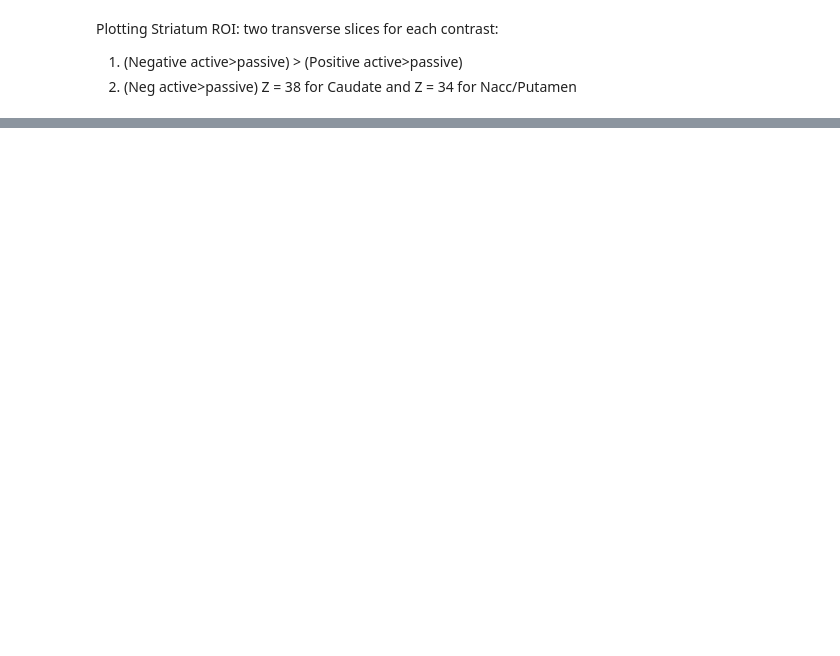
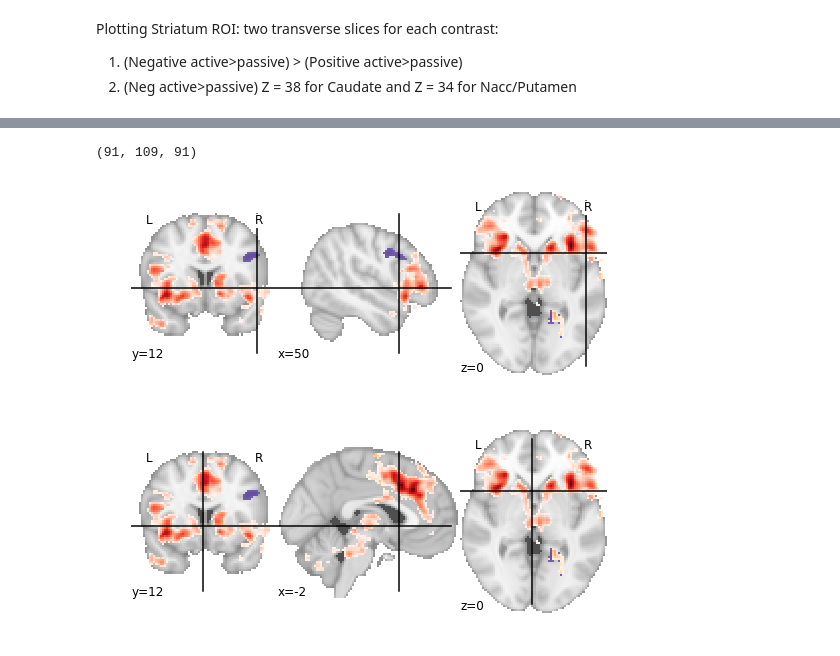
Before and after one commit to lukassnoek/MorbidCuriosityFMRI, a Jupyter notebook: code/plotting/Plotting.ipynb, the cells around one changed output, grey strips where cells are left out. Drawn from its saved outputs; the diff is of its cells as text; code cells hidden in the pictures; blank space fills up the shorter version.

```diff
--- a/code/plotting/Plotting.ipynb
+++ b/code/plotting/Plotting.ipynb
@@ -25,0 +91,22 @@ c.	Conjunction: neg active > passive  && pos active > passive
+# %%
+### Plotting the whole-brain analysis, with the conjunction. Be aware that this file should change!
+base_dir = "../../results/wholebrain.gfeat"
+wb_plot_neg = base_dir+"/cope1.feat/thresh_zstat1.nii.gz"
+wb_plot_pos = base_dir+"/cope2.feat/thresh_zstat1.nii.gz"
+wb_plot_conj_negpos = base_dir+'/conj_analysis/thresh_conjunction_cue-negpos_contrast-actpas.nii.gz'
+x_cos = [50, -2]
+y_co = 12
+z_co = 0
+for x_co in x_cos:
+    display = plotting.plot_stat_map(stat_map_img = wb_plot_neg, display_mode = 'ortho', cut_coords = [x_co, y_co, z_co], threshold = 2.58,
+                                 cmap = plt.cm.Purples, colorbar = False,
+                                     #output_file = wholebrain-plot
+                                    )
+    display.add_overlay(wb_plot_pos, threshold = 2.58, cmap = plt.cm.Oranges)
+    display.add_overlay(wb_plot_conj_negpos, threshold = 2.58, cmap = plt.cm.Reds)
+    plotting.show()
+    display.close()
+# %% [output]
+(91, 109, 91)
+[figure, added]
+[figure, added]
```
Also changed, not shown: parts of 7 cells of this notebook.
